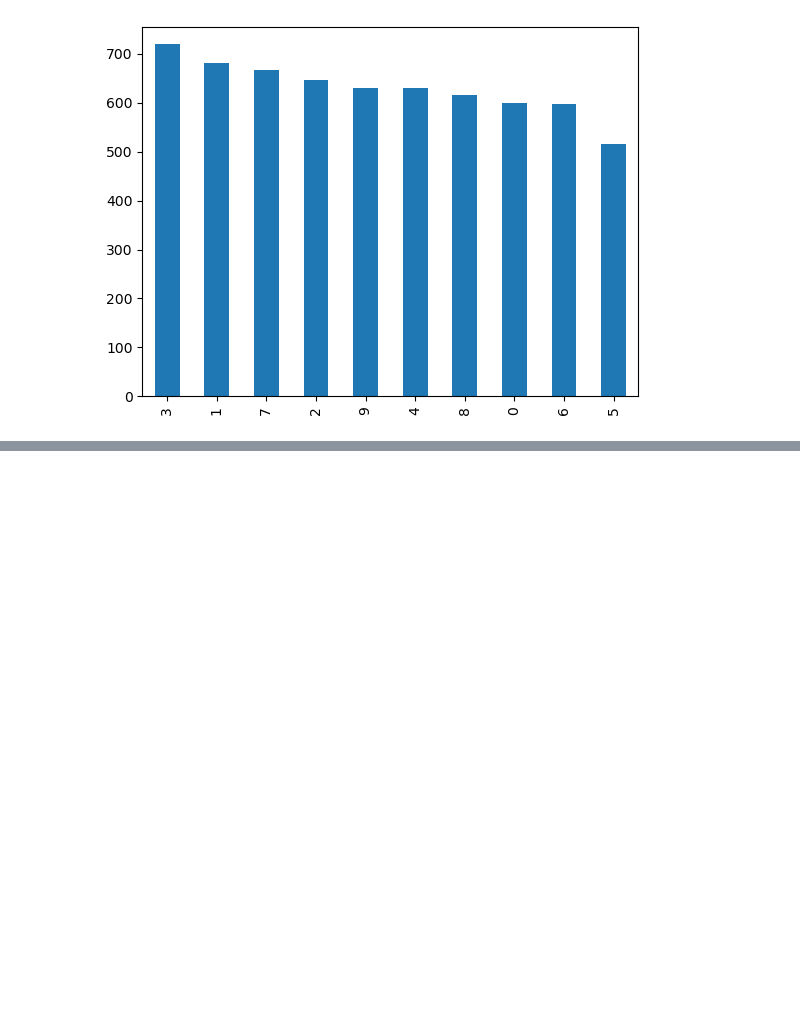
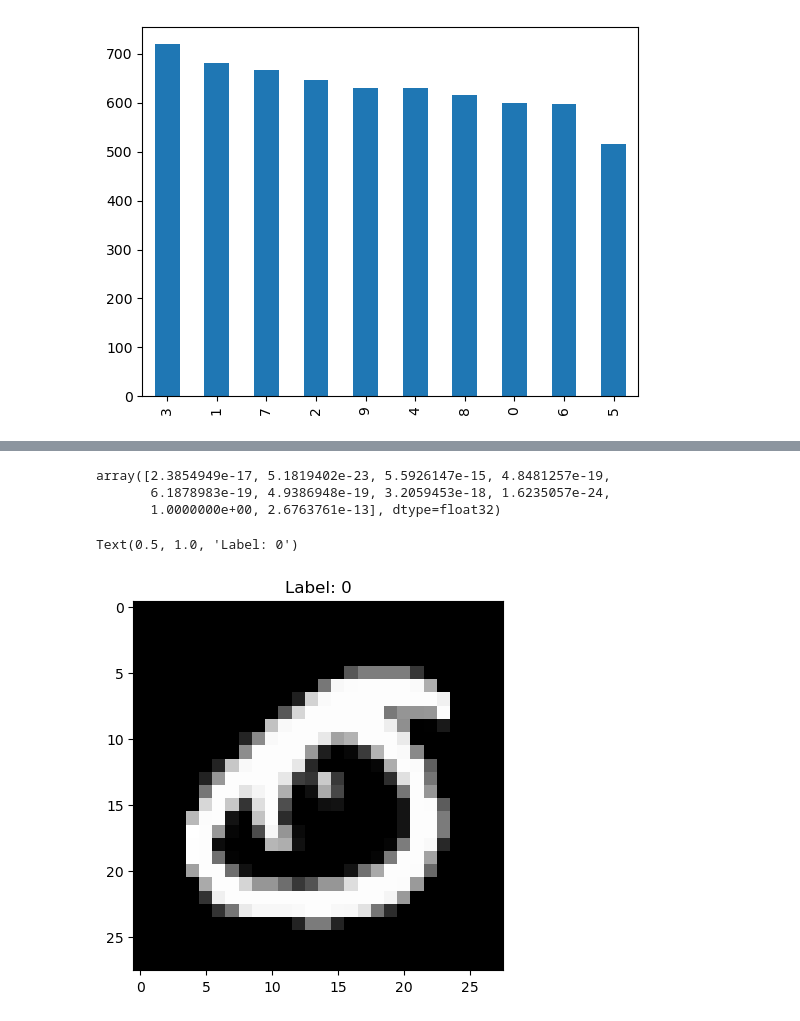
Before and after one commit to mitkrieg/digit-recognition, a Jupyter notebook: digit_prediction.ipynb, the cells around one changed output, grey strips where cells are left out. Saved outputs shown, nothing was run; the diff lists cells and outputs as text; code cells hidden in the pictures; blank space fills up the shorter version.

```diff
--- a/digit_prediction.ipynb
+++ b/digit_prediction.ipynb
@@ -101,0 +250,15 @@ grid.score(X_train,y_train)
+# %%
+nn_y_test_preds[0]
+# %% [output]
+array([2.3854949e-17, 5.1819402e-23, 5.5926147e-15, 4.8481257e-19,
+       6.1878983e-19, 4.9386948e-19, 3.2059453e-18, 1.6235057e-24,
+       1.0000000e+00, 2.6763761e-13], dtype=float32)
+# %%
+pixels = pixelize(6279)
+# plt.subplot(3,4,row+1)
+img = plt.imshow(pixels, cmap='gray')
+ax = plt.gca()
+ax.set_title('Label: ' + str(df.iloc[6279].label))
+# %% [output]
+Text(0.5, 1.0, 'Label: 0')
+[figure, added]
```
Also changed, not shown: parts of 13 cells of this notebook.
